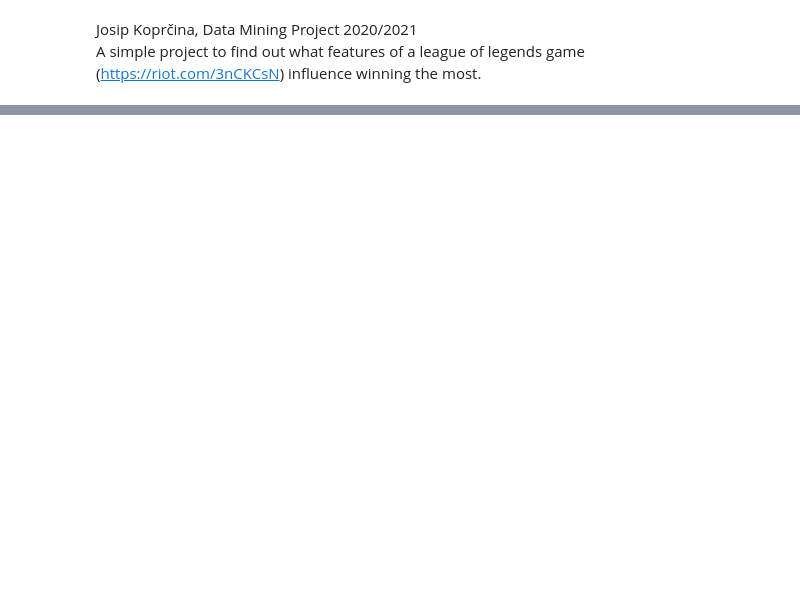
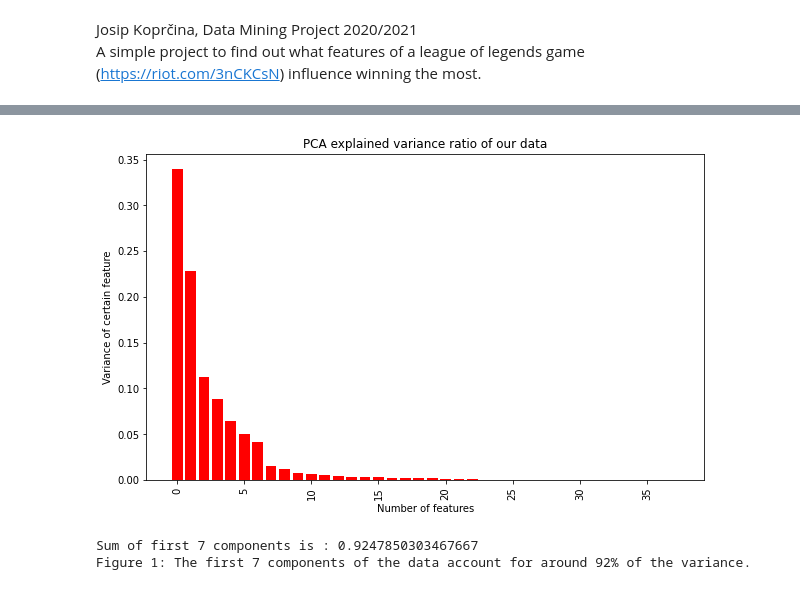
Before and after one commit to jkoprcina/LeagueOfLegendsDataMiningProject, a Jupyter notebook: LeagueOfLegendsDataMining.ipynb, the cells around one changed output, grey strips where cells are left out. Saved outputs shown, nothing was run; the diff lists cells and outputs as text; code cells hidden in the pictures; blank space fills up the shorter version.

```diff
--- a/LeagueOfLegendsDataMining.ipynb
+++ b/LeagueOfLegendsDataMining.ipynb
@@ -62,0 +38,24 @@ weighted avg       0.97      0.97      0.97     65976
+# %%
+## PCA
+
+pca = PCA()
+pca.fit(X)
+
+plt.figure(figsize=(10,6))
+plt.bar(range(len(pca.explained_variance_ratio_)), pca.explained_variance_ratio_, color="red")
+plt.xlabel("Number of features")
+plt.ylabel("Variance of certain feature")
+plt.title("PCA explained variance ratio of our data")
+plt.xticks(rotation=90)
+plt.show()
+
+print("Sum of first 7 components is : " +str(sum(pca.explained_variance_ratio_[:7])))
+print("Figure 1: The first 7 components of the data account for around 92% of the variance.")
+component_feature_names = [("principal_component_" + str(i+1)) for i in range(7)]
+
+pca = PCA(n_components=7)
+X_PCA = pd.DataFrame(pca.fit_transform(X), columns=component_feature_names)
+# %% [output]
+[figure, added]
+Sum of first 7 components is : 0.9247850303467667
+Figure 1: The first 7 components of the data account for around 92% of the variance.
```
Also changed, not shown: parts of 15 cells of this notebook, 2 other files.
